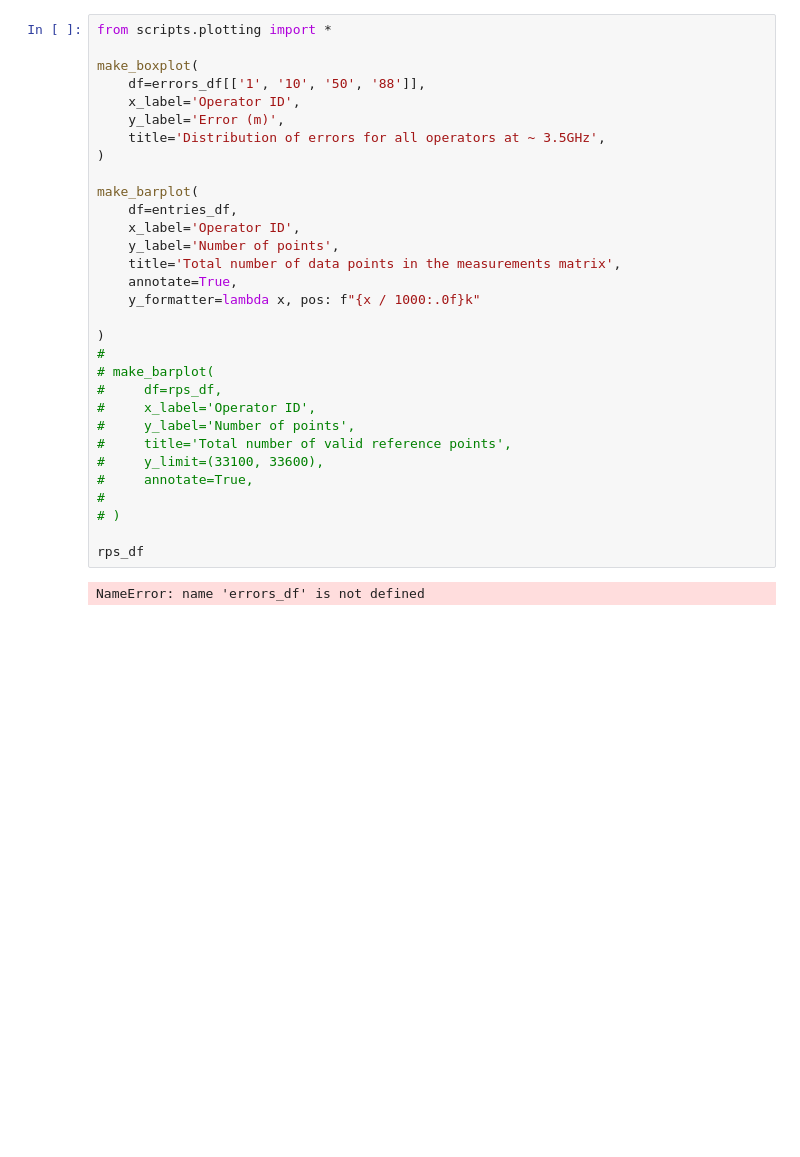
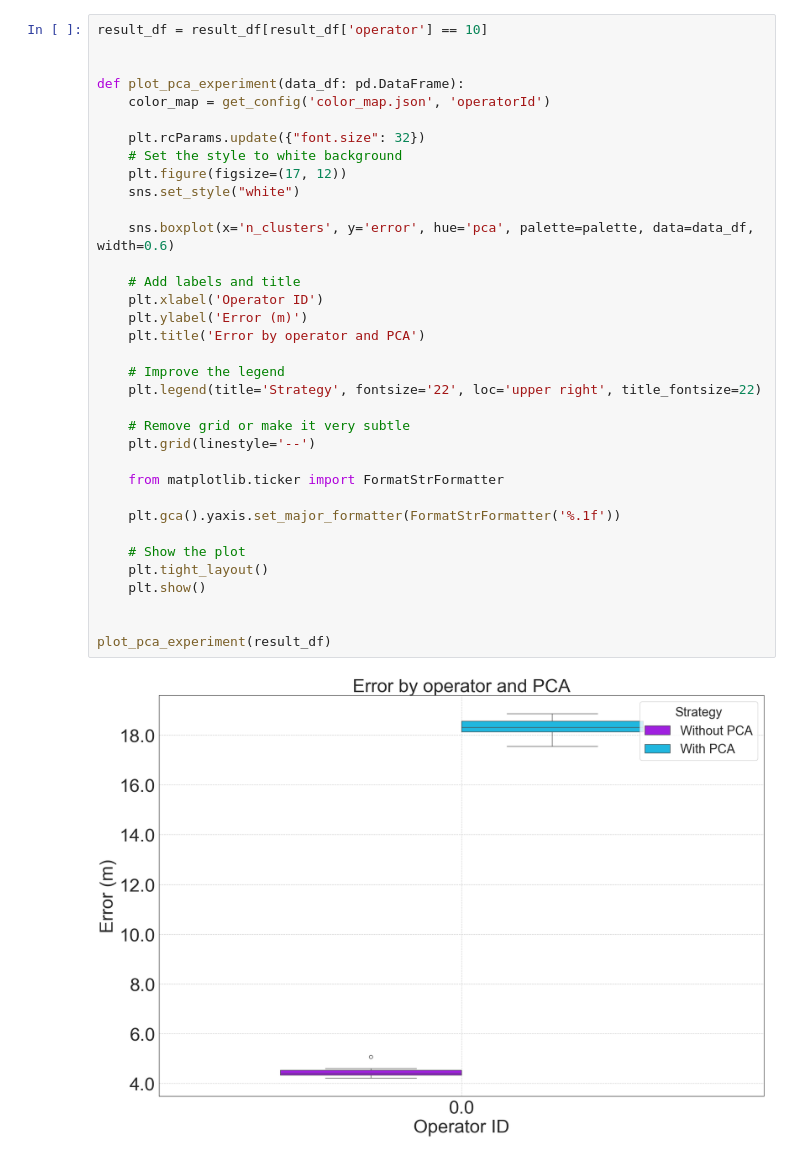
Before and after one commit to Andreas-Espelund/5G_localization, a Jupyter notebook: plotting/plot_operator.experiment.ipynb, the cells around one changed output. Saved outputs shown, nothing was run; the diff lists cells and outputs as text; blank space fills up the shorter version.

```diff
--- a/plotting/plot_operator.experiment.ipynb
+++ b/plotting/plot_operator.experiment.ipynb
@@ -71,33 +134,37 @@ for name, group in data_df.groupby('operator'):
 # %%
-from scripts.plotting import *
+result_df = result_df[result_df['operator'] == 10]
 
-make_boxplot(
-    df=errors_df[['1', '10', '50', '88']],
-    x_label='Operator ID',
-    y_label='Error (m)',
-    title='Distribution of errors for all operators at ~ 3.5GHz',
-)
 
-make_barplot(
-    df=entries_df,
-    x_label='Operator ID',
-    y_label='Number of points',
-    title='Total number of data points in the measurements matrix',
-    annotate=True,
-    y_formatter=lambda x, pos: f"{x / 1000:.0f}k"
+def plot_pca_experiment(data_df: pd.DataFrame):
+    color_map = get_config('color_map.json', 'operatorId')
 
-)
-#
-# make_barplot(
-#     df=rps_df,
-#     x_label='Operator ID',
-#     y_label='Number of points',
-#     title='Total number of valid reference points',
-#     y_limit=(33100, 33600),
-#     annotate=True,
-#
-# )
+    plt.rcParams.update({"font.size": 32})
+    # Set the style to white background
+    plt.figure(figsize=(17, 12))
+    sns.set_style("white")
 
-rps_df
+    sns.boxplot(x='n_clusters', y='error', hue='pca', palette=palette, data=data_df, width=0.6)
+
+    # Add labels and title
+    plt.xlabel('Operator ID')
+    plt.ylabel('Error (m)')
+    plt.title('Error by operator and PCA')
+
+    # Improve the legend
+    plt.legend(title='Strategy', fontsize='22', loc='upper right', title_fontsize=22)
+
+    # Remove grid or make it very subtle
+    plt.grid(linestyle='--')
+
+    from matplotlib.ticker import FormatStrFormatter
+
+    plt.gca().yaxis.set_major_formatter(FormatStrFormatter('%.1f'))
+
+    # Show the plot
+    plt.tight_layout()
+    plt.show()
+
+
+plot_pca_experiment(result_df)
 # %% [output]
-NameError: name 'errors_df' is not defined
+[figure, added]
```
Also changed, not shown: parts of 4 cells of this notebook, 3 other files.
